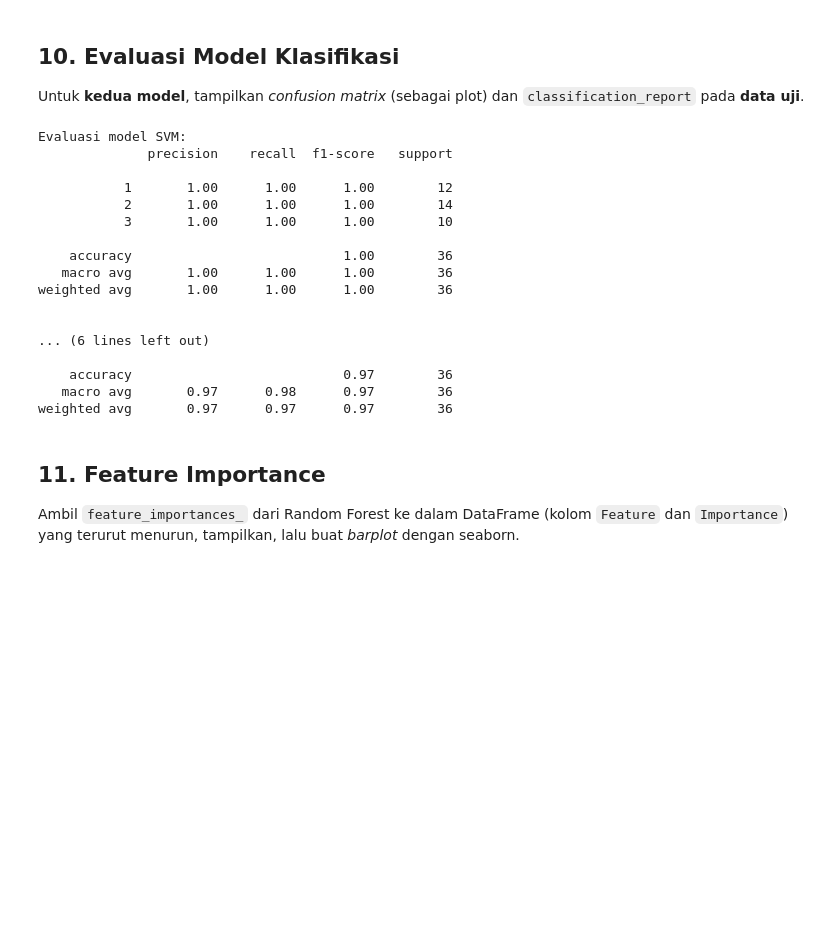
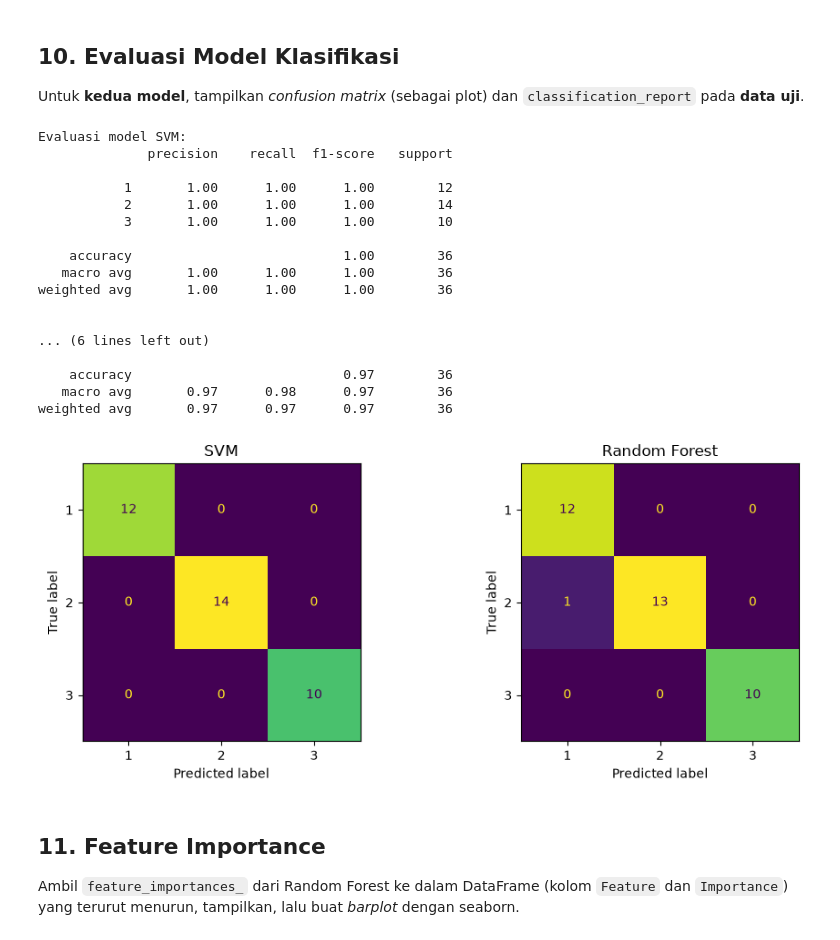
Before and after one commit to StarScream256/praktikum-data-science-20261, a Jupyter notebook: Latihan Responsi/123240063_MuhammadArifHermawan_LatihanResponsi.ipynb, the cells around one changed output. Drawn from its saved outputs; the diff is of its cells as text; code cells hidden in the pictures; blank space fills up the shorter version.

```diff
--- a/Latihan Responsi/Template_Notebook_Latihan_KelasA.ipynb
+++ b/Latihan Responsi/123240063_MuhammadArifHermawan_LatihanResponsi.ipynb
@@ -389,29 +385,37 @@ Hasil prediksi dengan RandomForestClassifier:
 
 Untuk **kedua model**, tampilkan *confusion matrix* (sebagai plot) dan `classification_report` pada **data uji**.
 # %%
+fig, axes = plt.subplots(1, 2, figsize=(10, 4))
+ConfusionMatrixDisplay.from_predictions(y_test, y_pred, ax=axes[0], colorbar=False)
+axes[0].set_title("SVM")
+ConfusionMatrixDisplay.from_predictions(y_test, y_pred_rf, ax=axes[1], colorbar=False)
+axes[1].set_title("Random Forest")
+plt.tight_layout()
+
 print("Evaluasi model SVM:")
 print(classification_report(y_test, y_pred, target_names=['1', '2', '3']))
 
 print("\nEvaluasi model RandomForestClassifier:")
 print(classification_report(y_test, y_pred_rf, target_names=['1', '2', '3']))
 # %% [output]
 Evaluasi model SVM:
               precision    recall  f1-score   support
 
            1       1.00      1.00      1.00        12
            2       1.00      1.00      1.00        14
            3       1.00      1.00      1.00        10
 
     accuracy                           1.00        36
    macro avg       1.00      1.00      1.00        36
 weighted avg       1.00      1.00      1.00        36
 
 
 ... (6 lines left out)
 
     accuracy                           0.97        36
    macro avg       0.97      0.98      0.97        36
 weighted avg       0.97      0.97      0.97        36
+[figure, added]
 # %% [markdown]
 ## 11. Feature Importance
 
```
Also changed, not shown: parts of 12 cells of this notebook, 4 other files.
